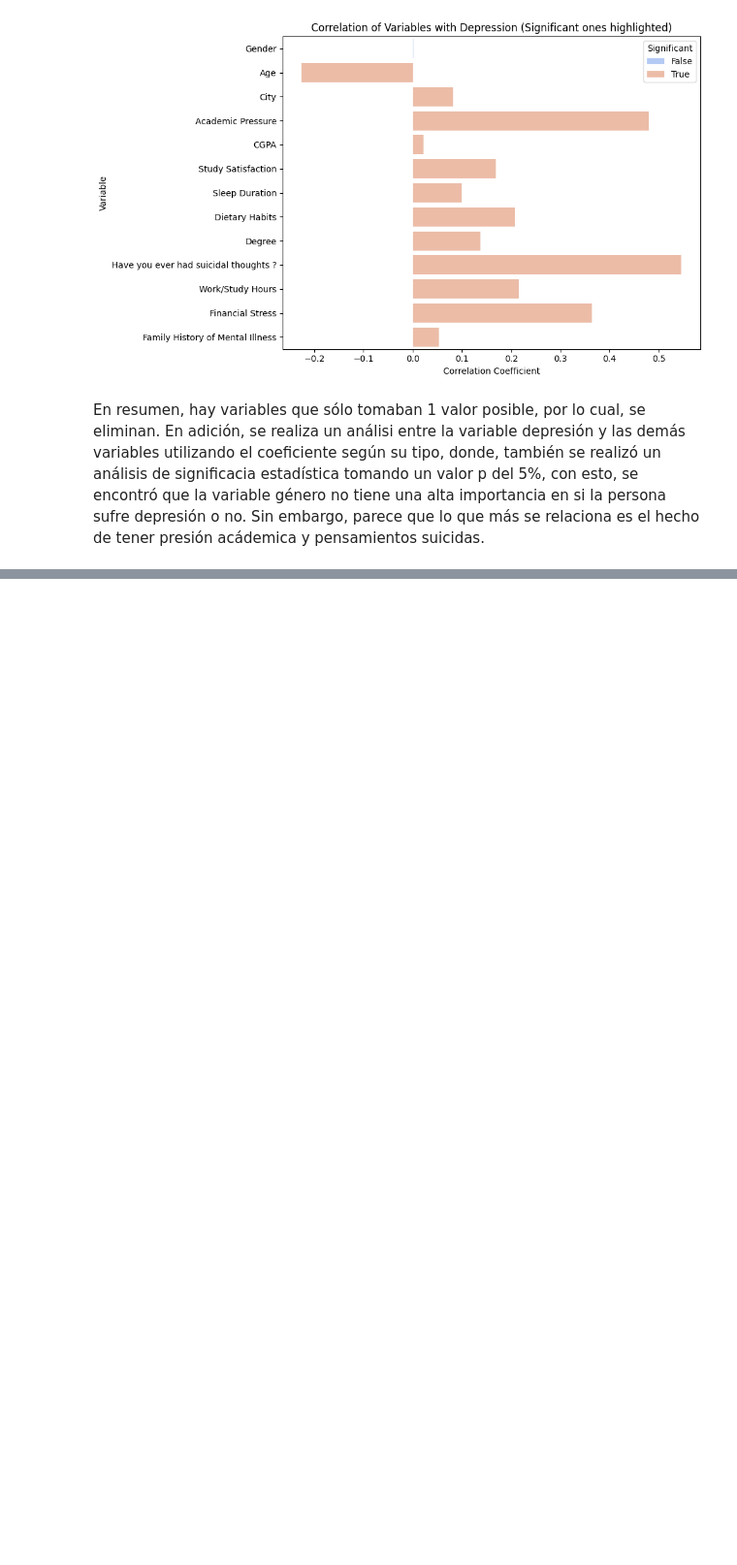
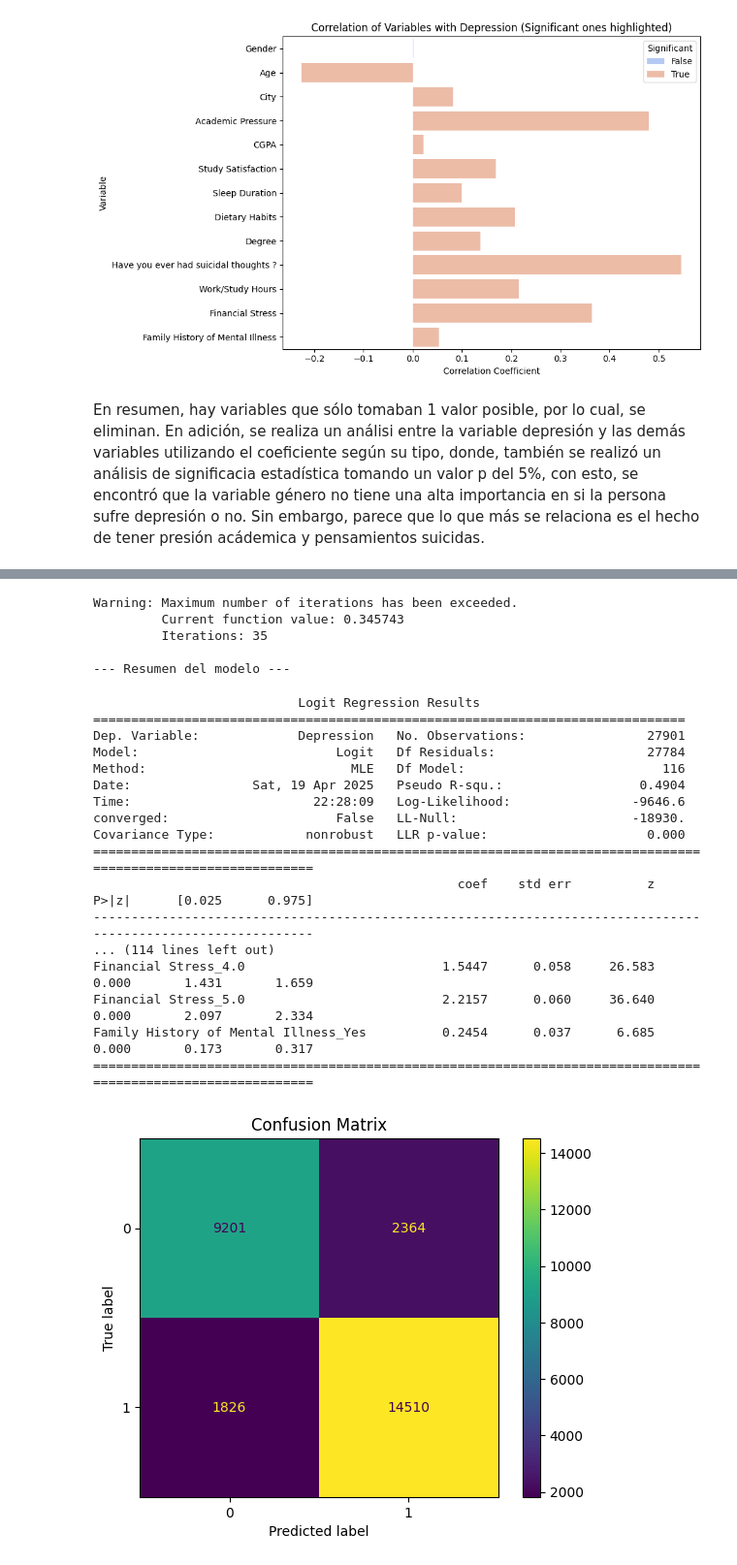
Before and after one commit to LauLizarazo/Proyectos-Python, a Jupyter notebook: Proyecto_Depresion/Código_analisis_datos_depresion.ipynb, the cells around one changed output, grey strips where cells are left out. Shown: that part at 97% size. Drawn from its saved outputs; the diff is of its cells as text; code cells hidden in the pictures; blank space fills up the shorter version.

```diff
--- a/Proyecto_Depresion/Código_analisis_datos_depresion.ipynb
+++ b/Proyecto_Depresion/Código_analisis_datos_depresion.ipynb
@@ -242,0 +359,48 @@ En resumen, hay variables que sólo tomaban 1 valor posible, por lo cual, se eli
+# %%
+# --- Ajustar modelo con statsmodels para ver coeficientes y outliers ---
+X_sm = sm.add_constant(X)  # Agregar intercepto
+for col in X_sm.columns:
+    try:
+        X_sm[col] = X_sm[col].astype(float)
+    except ValueError:
+        print(f"No se pudo convertir {col}")
+
+modelo = sm.Logit(y, X_sm)
+resultado = modelo.fit()
+
+print("\n--- Resumen del modelo ---")
+print(resultado.summary())
+
+
+#confusion matrices for each model
+y_pred = resultado.predict(X_sm)
+y_pred_clase = (y_pred >= 0.5).astype(int)
+cm = confusion_matrix(y, y_pred_clase)
+disp = ConfusionMatrixDisplay(cm)
+disp.plot()
+plt.title(f"Confusion Matrix")
+plt.show()
+# %% [output]
+Warning: Maximum number of iterations has been exceeded.
+         Current function value: 0.345743
+         Iterations: 35
+
+--- Resumen del modelo ---
+                           Logit Regression Results
+==============================================================================
+Dep. Variable:             Depression   No. Observations:                27901
+Model:                          Logit   Df Residuals:                    27784
+Method:                           MLE   Df Model:                          116
+Date:                Sat, 19 Apr 2025   Pseudo R-squ.:                  0.4904
+Time:                        22:28:09   Log-Likelihood:                -9646.6
+converged:                      False   LL-Null:                       -18930.
+Covariance Type:            nonrobust   LLR p-value:                     0.000
+=============================================================================================================
+                                                coef    std err          z      P>|z|      [0.025      0.975]
+-------------------------------------------------------------------------------------------------------------
+... (114 lines left out)
+Financial Stress_4.0                          1.5447      0.058     26.583      0.000       1.431       1.659
+Financial Stress_5.0                          2.2157      0.060     36.640      0.000       2.097       2.334
+Family History of Mental Illness_Yes          0.2454      0.037      6.685      0.000       0.173       0.317
+=============================================================================================================
+[figure, added]
```
Also changed, not shown: parts of 10 cells of this notebook.
